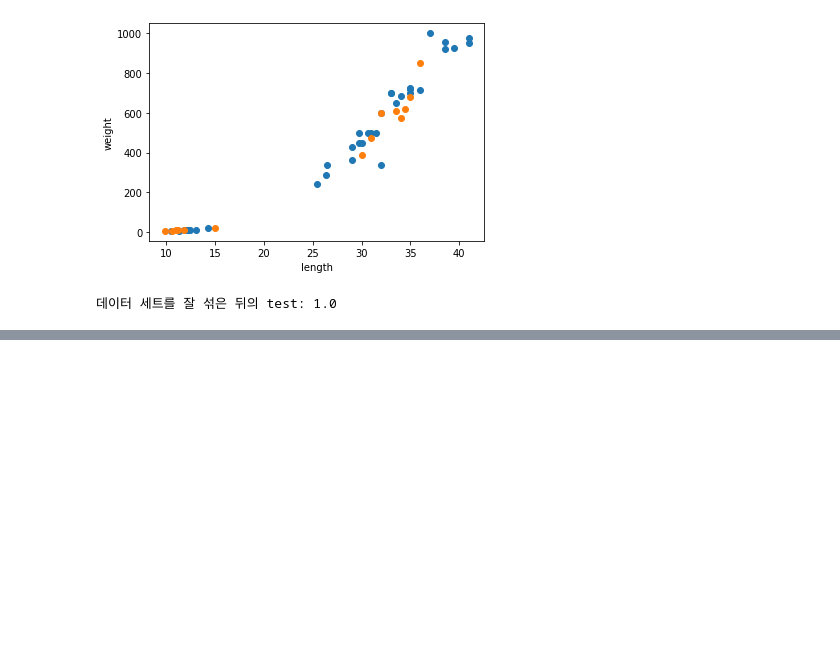
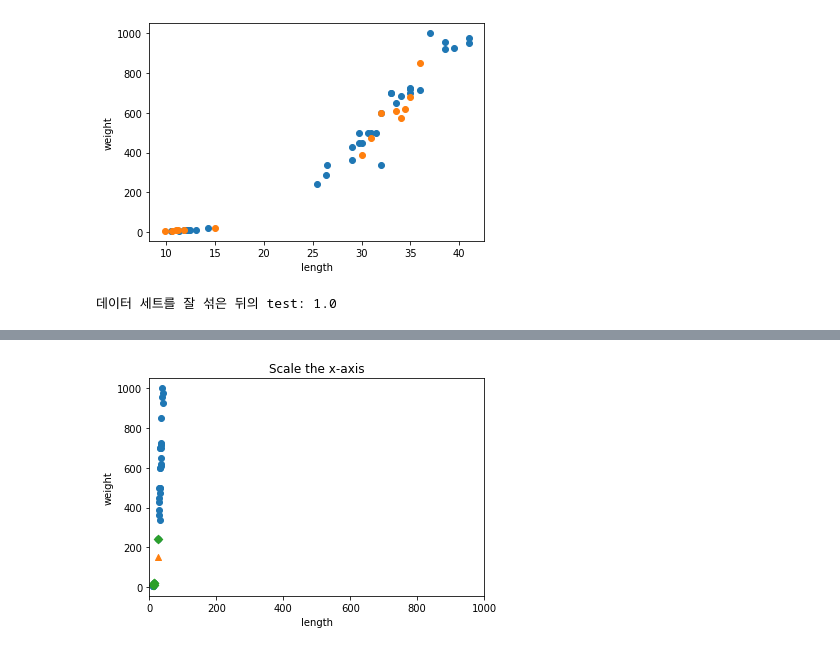
Before and after one commit to 5jisoo/ML-DL-Study, a Jupyter notebook: Chap02.ipynb, the cells around one changed output, grey strips where cells are left out. Cells and saved outputs as stored; diff of their text form; code cells hidden in the pictures; blank space fills up the shorter version.

```diff
--- a/Chap02.ipynb
+++ b/Chap02.ipynb
@@ -257,0 +432,11 @@ print("데이터 세트를 잘 섞은 뒤의 test:", kn.score(test_input, test_t
+# %%
+plt.title("Scale the x-axis")
+plt.scatter(train_input[:, 0], train_input[:, 1])
+plt.scatter(25, 150, marker = '^')
+plt.scatter(train_input[indexes, 0], train_input[indexes, 1], marker='D')
+plt.xlim((0, 1000)) # 범위 설정하기
+plt.xlabel('length')
+plt.ylabel('weight')
+plt.show()
+# %% [output]
+[figure, added]
```
Also changed, not shown: parts of 44 cells of this notebook.
